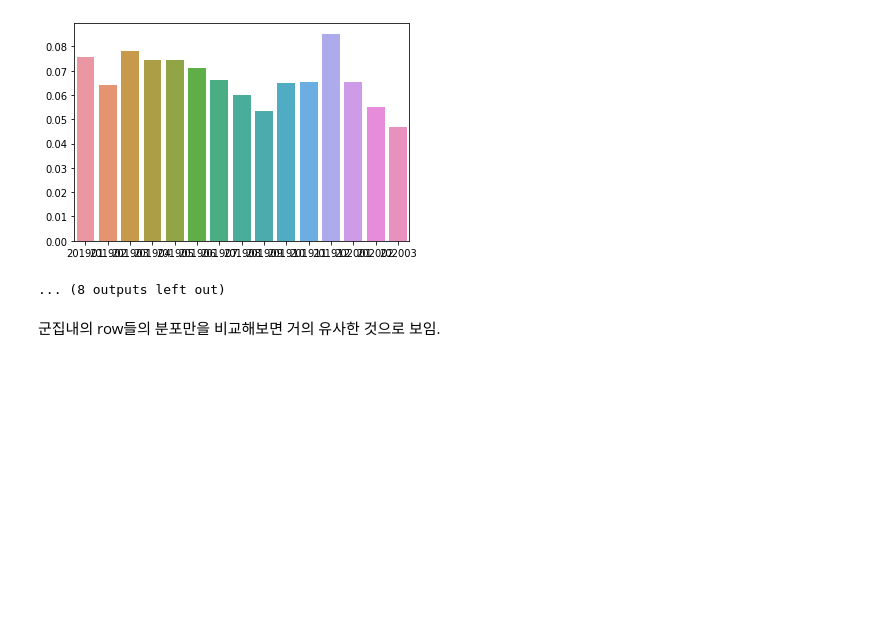
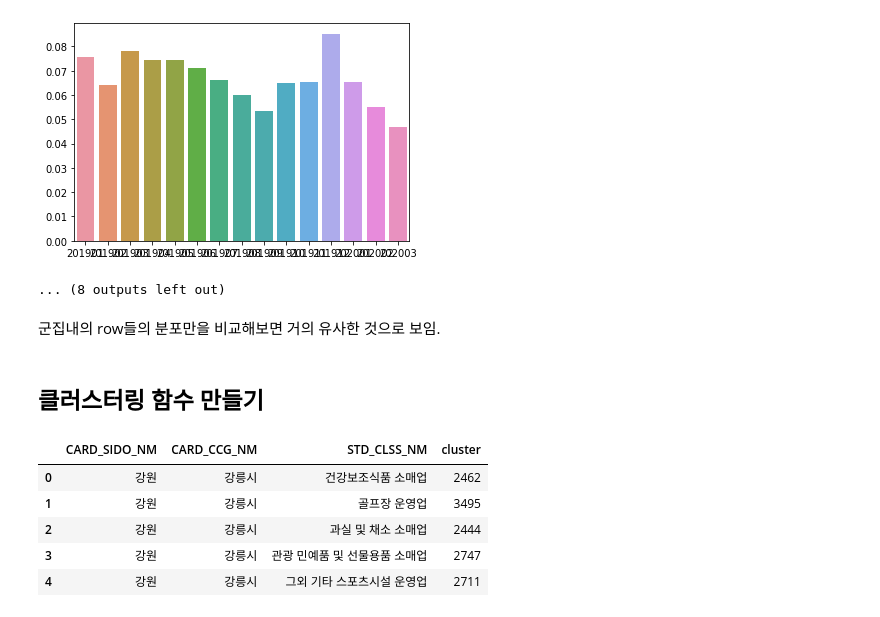
Before and after one commit to DrumDong/Dacon_Jeju, a Jupyter notebook: Jeju_DataPreprocess_03th.ipynb, the cells around one changed output. Cells and saved outputs as stored; diff of their text form; code cells hidden in the pictures; blank space fills up the shorter version.

```diff
--- a/Jeju_DataPreprocess_03th.ipynb
+++ b/Jeju_DataPreprocess_03th.ipynb
@@ -320,3 +320,5 @@ for col in jsd[jsd['cluster'] ==1].drop(['CARD_SIDO_NM','CARD_CCG_NM','STD_CLSS_
 ... (8 outputs left out)
 # %% [markdown]
 군집내의 row들의 분포만을 비교해보면 거의 유사한 것으로 보임.
+# %% [markdown]
+## 클러스터링 함수 만들기
@@ -322,0 +340,9 @@ for col in jsd[jsd['cluster'] ==1].drop(['CARD_SIDO_NM','CARD_CCG_NM','STD_CLSS_
+# %%
+kk.head()
+# %% [output]
+|  | CARD_SIDO_NM | CARD_CCG_NM | STD_CLSS_NM | cluster |
+| 0 | 강원 | 강릉시 | 건강보조식품 소매업 | 2462 |
+| 1 | 강원 | 강릉시 | 골프장 운영업 | 3495 |
+| 2 | 강원 | 강릉시 | 과실 및 채소 소매업 | 2444 |
+| 3 | 강원 | 강릉시 | 관광 민예품 및 선물용품 소매업 | 2747 |
+| 4 | 강원 | 강릉시 | 그외 기타 스포츠시설 운영업 | 2711 |
```
Also changed, not shown: parts of 3 cells of this notebook.
